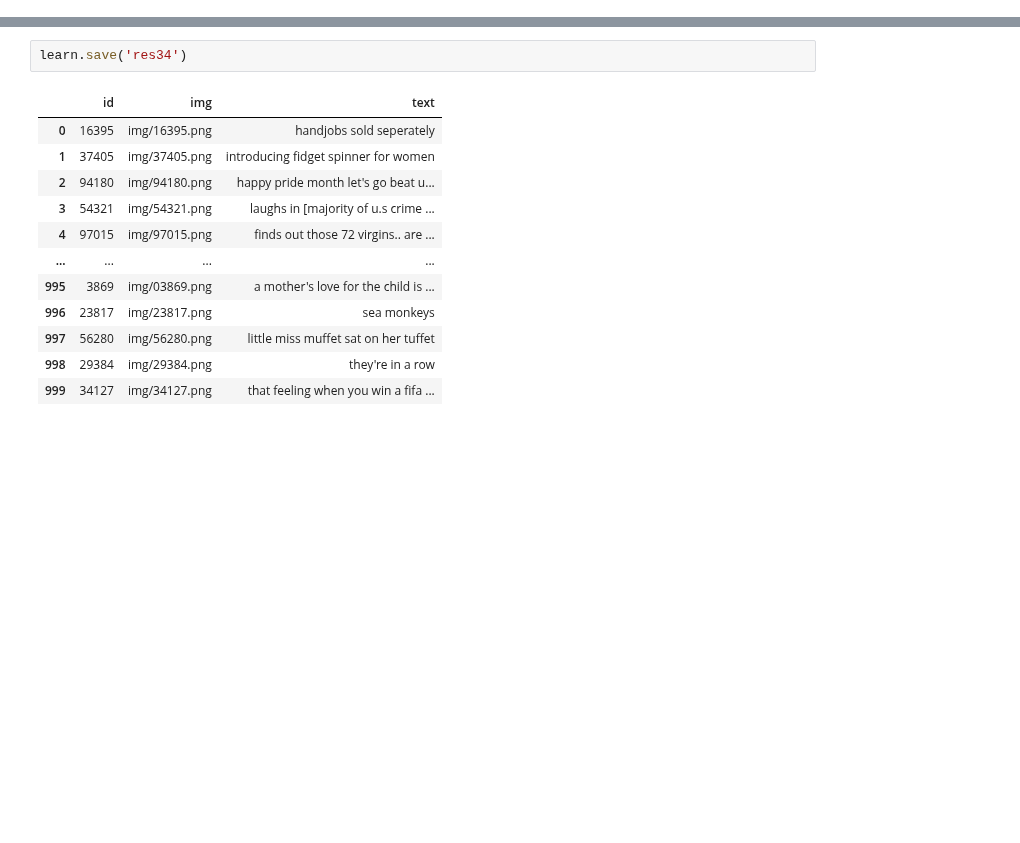
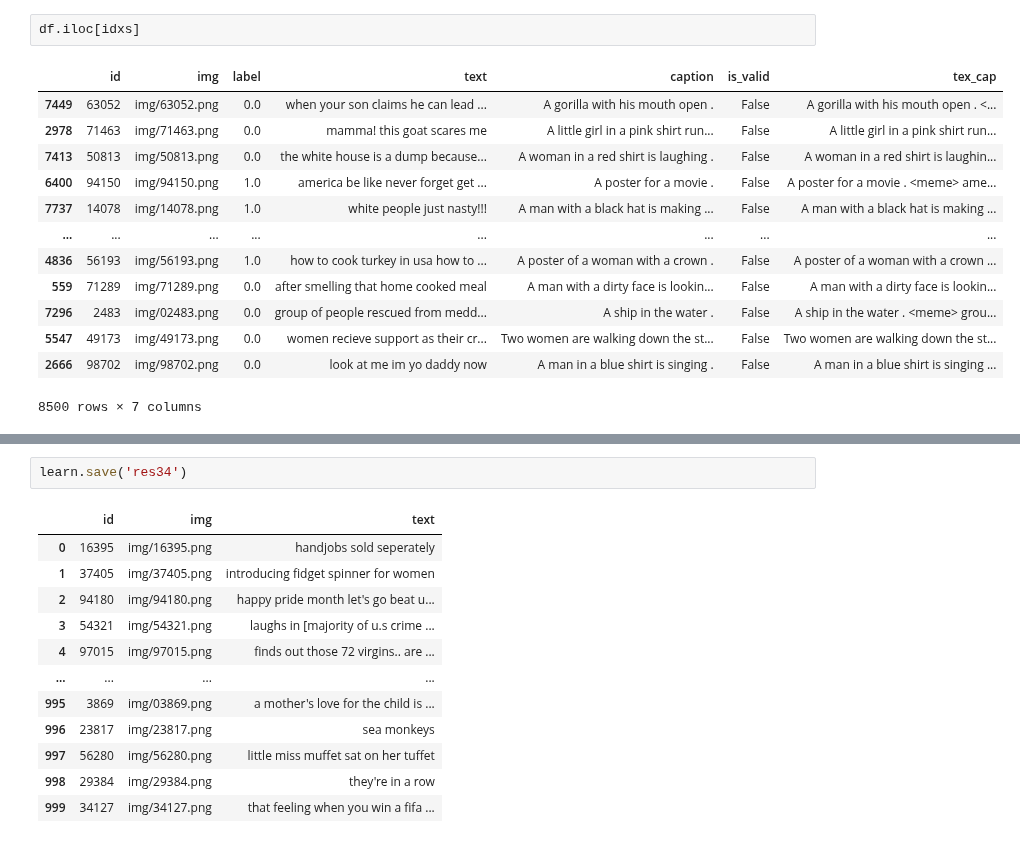
Before and after one commit to slawekslex/dl_experiments, a Jupyter notebook: Hateful/ImageOnly.ipynb, the cells around one changed output, grey strips where cells are left out. Saved outputs shown, nothing was run; the diff lists cells and outputs as text; blank space fills up the shorter version.

```diff
--- a/Hateful/ImageOnly.ipynb
+++ b/Hateful/ImageOnly.ipynb
@@ -21,3 +95,19 @@ dls.show_batch()
+# %%
+df.iloc[idxs]
+# %% [output]
+|  | id | img | label | text | caption | is_valid | tex_cap |
+| 7449 | 63052 | img/63052.png | 0.0 | when your son claims he can lead ... | A gorilla with his mouth open . | False | A gorilla with his mouth open . <... |
+| 2978 | 71463 | img/71463.png | 0.0 | mamma! this goat scares me | A little girl in a pink shirt run... | False | A little girl in a pink shirt run... |
+| 7413 | 50813 | img/50813.png | 0.0 | the white house is a dump because... | A woman in a red shirt is laughing . | False | A woman in a red shirt is laughin... |
+| 6400 | 94150 | img/94150.png | 1.0 | america be like never forget get ... | A poster for a movie . | False | A poster for a movie . <meme> ame... |
+| 7737 | 14078 | img/14078.png | 1.0 | white people just nasty!!! | A man with a black hat is making ... | False | A man with a black hat is making ... |
+| ... | ... | ... | ... | ... | ... | ... | ... |
+| 4836 | 56193 | img/56193.png | 1.0 | how to cook turkey in usa how to ... | A poster of a woman with a crown . | False | A poster of a woman with a crown ... |
+| 559 | 71289 | img/71289.png | 0.0 | after smelling that home cooked meal | A man with a dirty face is lookin... | False | A man with a dirty face is lookin... |
+| 7296 | 2483 | img/02483.png | 0.0 | group of people rescued from medd... | A ship in the water . | False | A ship in the water . <meme> grou... |
+| 5547 | 49173 | img/49173.png | 0.0 | women recieve support as their cr... | Two women are walking down the st... | False | Two women are walking down the st... |
+| 2666 | 98702 | img/98702.png | 0.0 | look at me im yo daddy now | A man in a blue shirt is singing . | False | A man in a blue shirt is singing ... |
+8500 rows × 7 columns
 # %%
 learn = cnn_learner(dls, resnet34, metrics=[accuracy, RocAucBinary()])
 learn.fine_tune(5)
```
Also changed, not shown: parts of 13 cells of this notebook, 2 other files.
